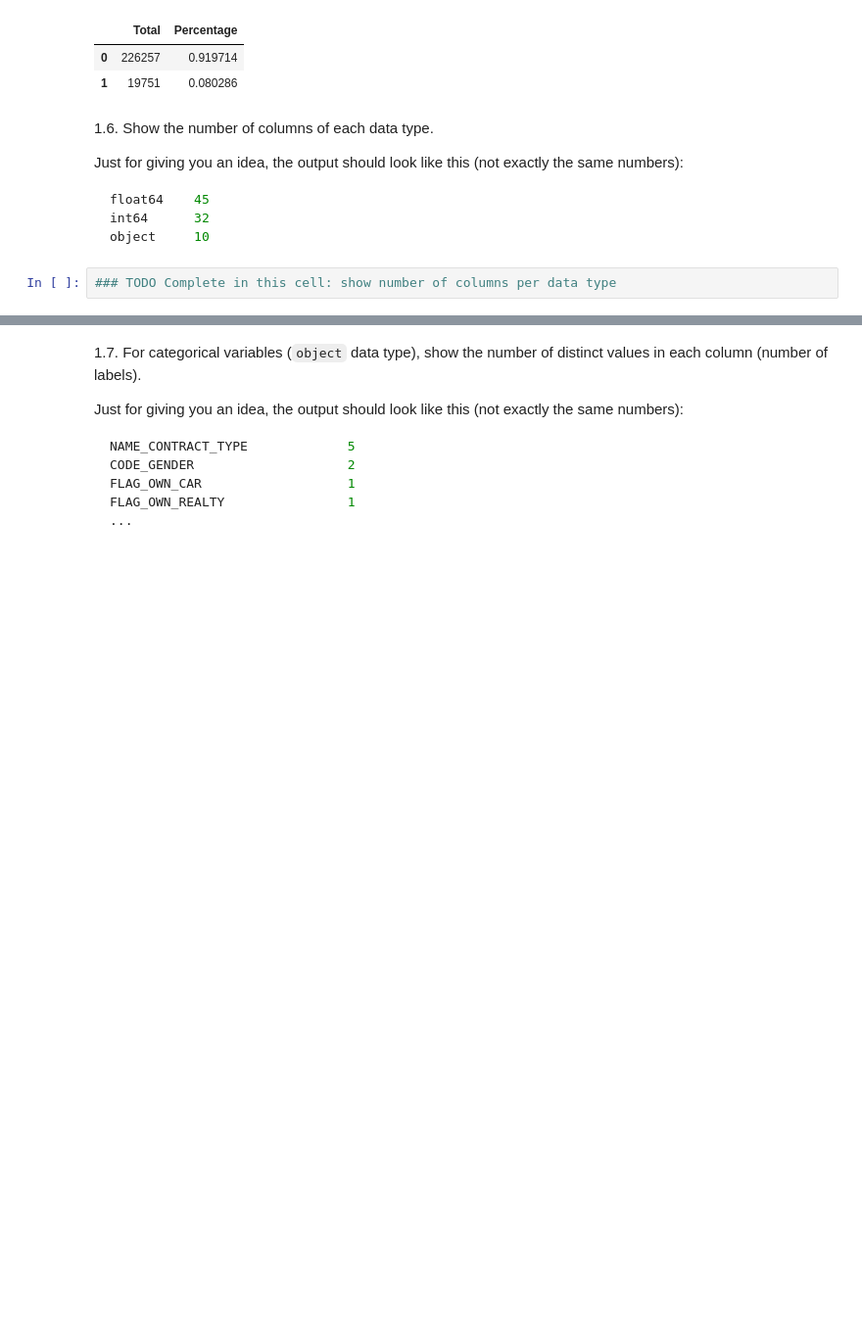
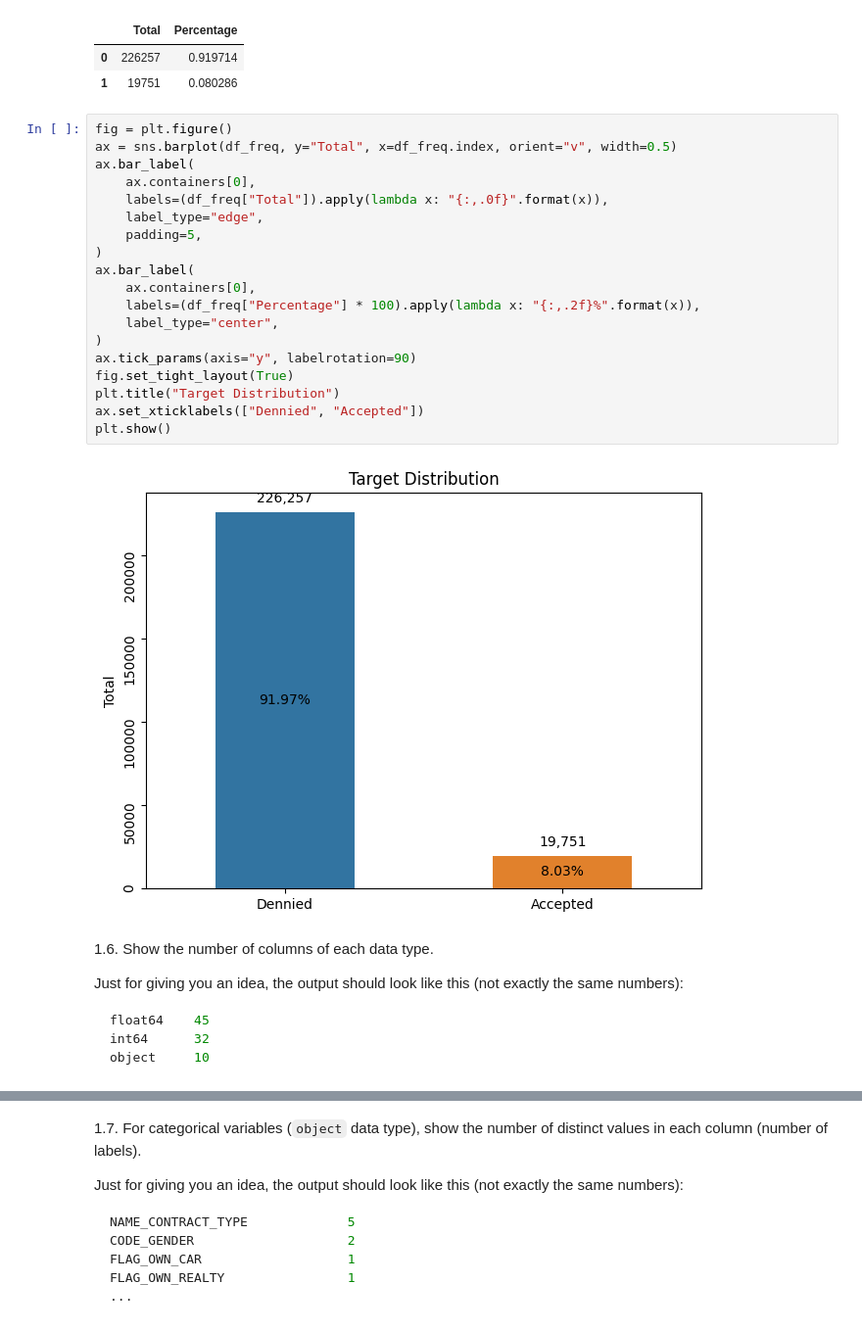
Before and after one commit to mlopez0/Credit-Risk, a Jupyter notebook: AnyoneAI - Sprint Project 02.ipynb, the cells around one changed output, grey strips where cells are left out. Shown at 98% size. Cells and saved outputs as stored; diff of their text form; blank space fills up the shorter version.

````diff
--- a/AnyoneAI - Sprint Project 02.ipynb
+++ b/AnyoneAI - Sprint Project 02.ipynb
@@ -154,6 +151,27 @@ df_freq
 |  | Total | Percentage |
 | 0 | 226257 | 0.919714 |
 | 1 | 19751 | 0.080286 |
+# %%
+fig = plt.figure()
+ax = sns.barplot(df_freq, y="Total", x=df_freq.index, orient="v", width=0.5)
+ax.bar_label(
+    ax.containers[0],
+    labels=(df_freq["Total"]).apply(lambda x: "{:,.0f}".format(x)),
+    label_type="edge",
+    padding=5,
+)
+ax.bar_label(
+    ax.containers[0],
+    labels=(df_freq["Percentage"] * 100).apply(lambda x: "{:,.2f}%".format(x)),
+    label_type="center",
+)
+ax.tick_params(axis="y", labelrotation=90)
+fig.set_tight_layout(True)
+plt.title("Target Distribution")
+ax.set_xticklabels(["Dennied", "Accepted"])
+plt.show()
+# %% [output]
+[figure, added]
 # %% [markdown]
 1.6. Show the number of columns of each data type.
 
@@ -164,5 +182,3 @@ float64    45
 int64      32
 object     10
 ```
-# %%
-### TODO Complete in this cell: show number of columns per data type
````
Also changed, not shown: parts of 7 cells of this notebook.
